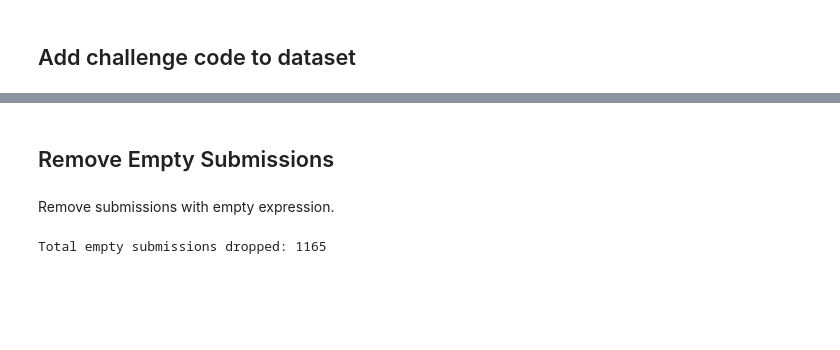
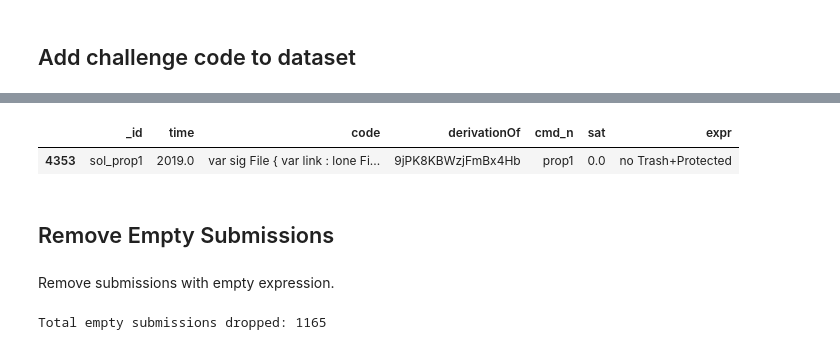
Before and after one commit to anaines14/HiGenA, a Jupyter notebook: data_preparation/notebook.ipynb, the cells around one changed output, grey strips where cells are left out. Drawn from its saved outputs; the diff is of its cells as text; code cells hidden in the pictures; blank space fills up the shorter version.

```diff
--- a/data_preparation/notebook.ipynb
+++ b/data_preparation/notebook.ipynb
@@ -541,3 +645,8 @@ df[df["expr"] == "EMPTY"].head()
+# %%
+df[df["_id"] == "sol_prop1"]
+# %% [output]
+|  | _id | time | code | derivationOf | cmd_n | sat | expr |
+| 4353 | sol_prop1 | 2019.0 | var sig File { var link : lone Fi... | 9jPK8KBWzjFmBx4Hb | prop1 | 0.0 | no Trash+Protected |
 # %% [markdown]
 ## Remove Empty Submissions
 # %% [markdown]
```
Also changed, not shown: parts of 13 cells of this notebook.
